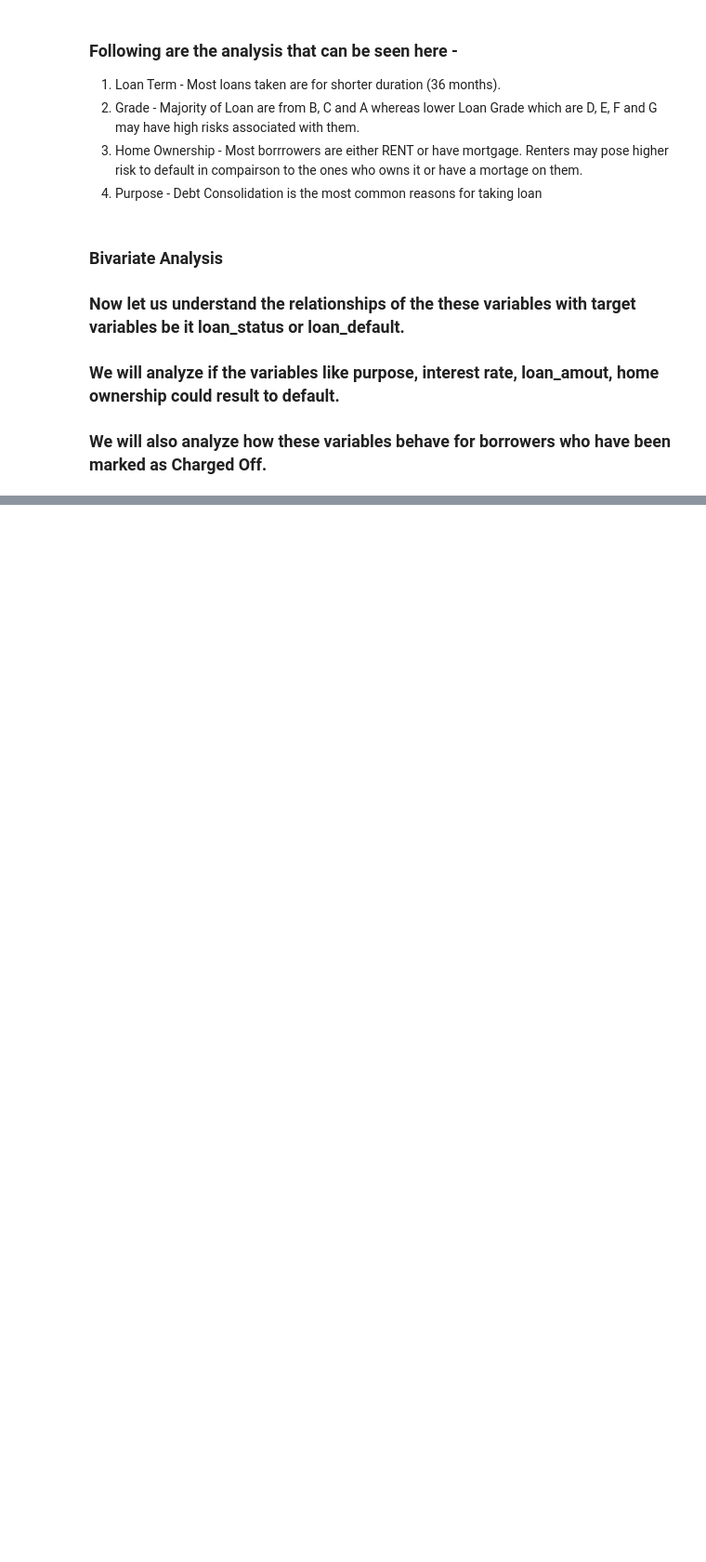
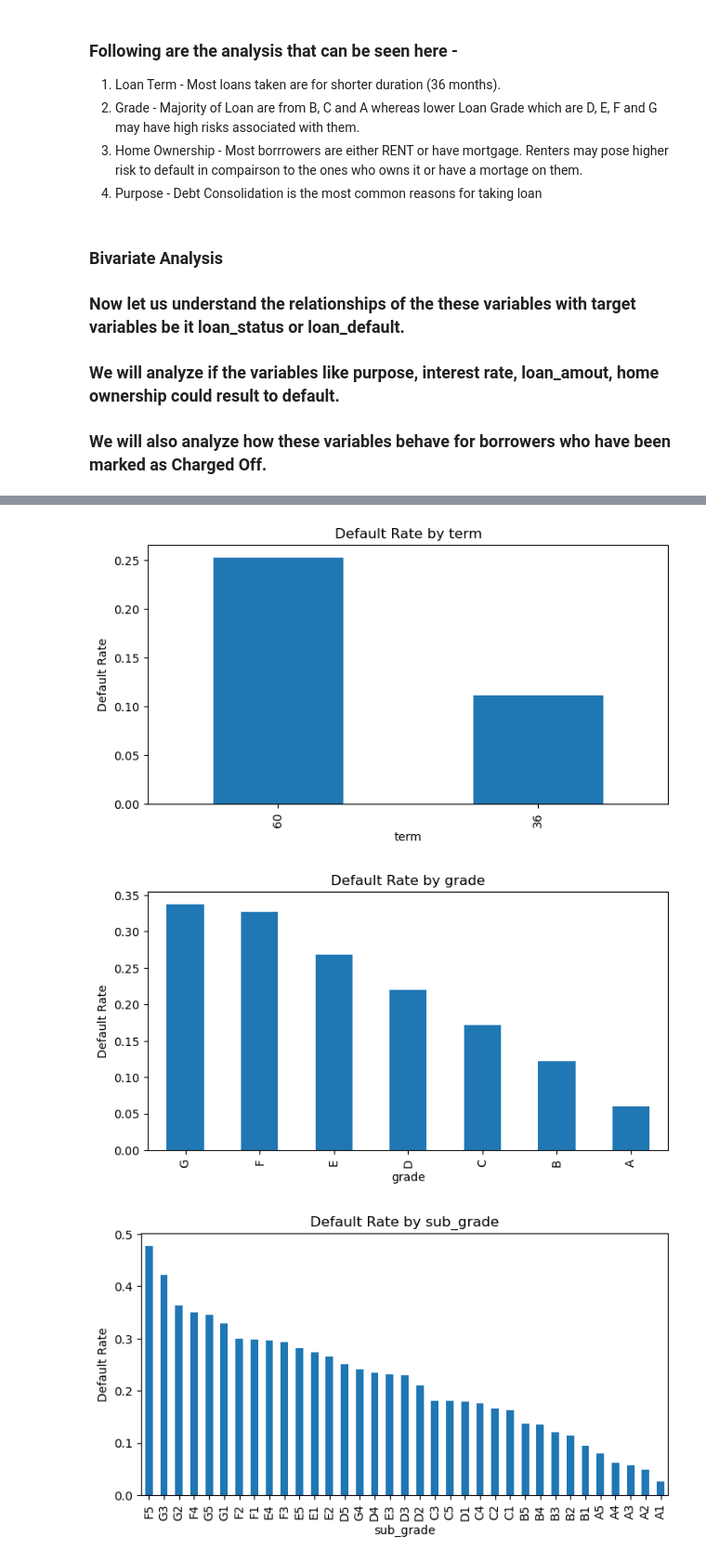
Before and after one commit to mintughosh/LendingClubCaseStudy, a Jupyter notebook: LendingClubCaseSyudy.ipynb, the cells around one changed output, grey strips where cells are left out. Shown at 93% size. Cells and saved outputs as stored; diff of their text form; code cells hidden in the pictures; blank space fills up the shorter version.

```diff
--- a/LendingClubCaseSyudy.ipynb
+++ b/LendingClubCaseSyudy.ipynb
@@ -273,0 +291,13 @@ for var in categorical_vars:
+# %%
+# Calculate default rates for categorical variables
+for var in categorical_vars:
+    default_rate = df_for_loan.groupby(var)['loan_default'].mean().sort_values(ascending=False)
+    plt.figure(figsize=(8, 4))
+    default_rate.plot(kind='bar')
+    plt.title(f'Default Rate by {var}')
+    plt.ylabel('Default Rate')
+    plt.show()
+# %% [output]
+[figure, added]
+[figure, added]
+[figure, added]
```
Also changed, not shown: parts of 9 cells of this notebook.
